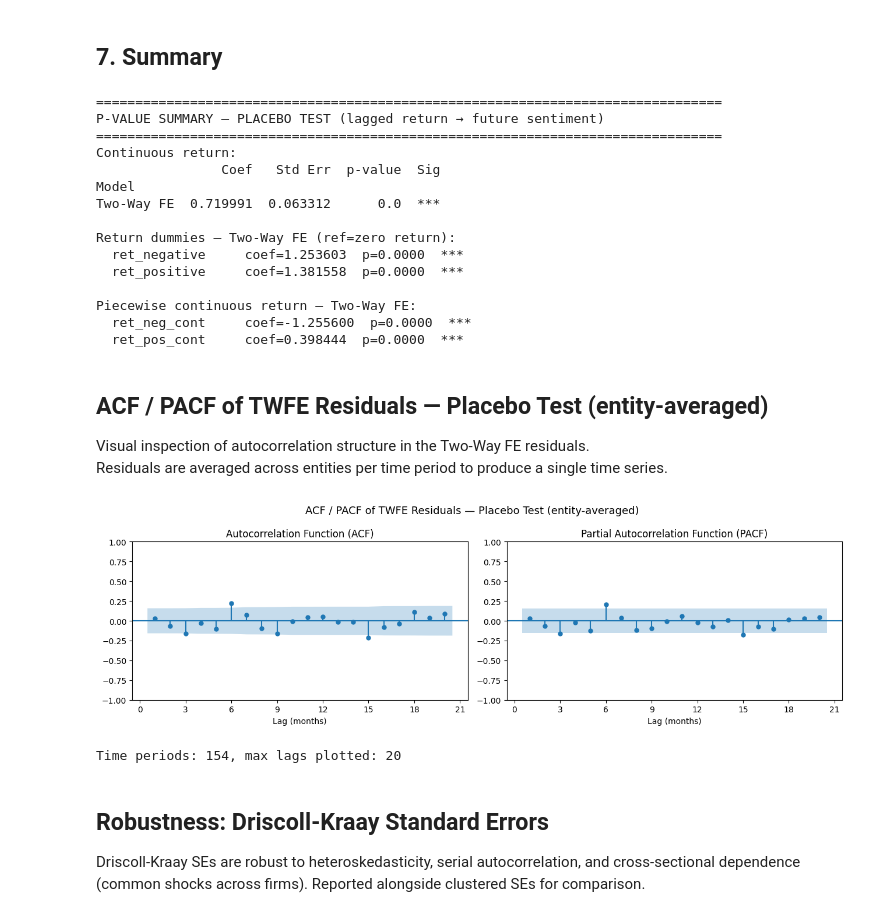
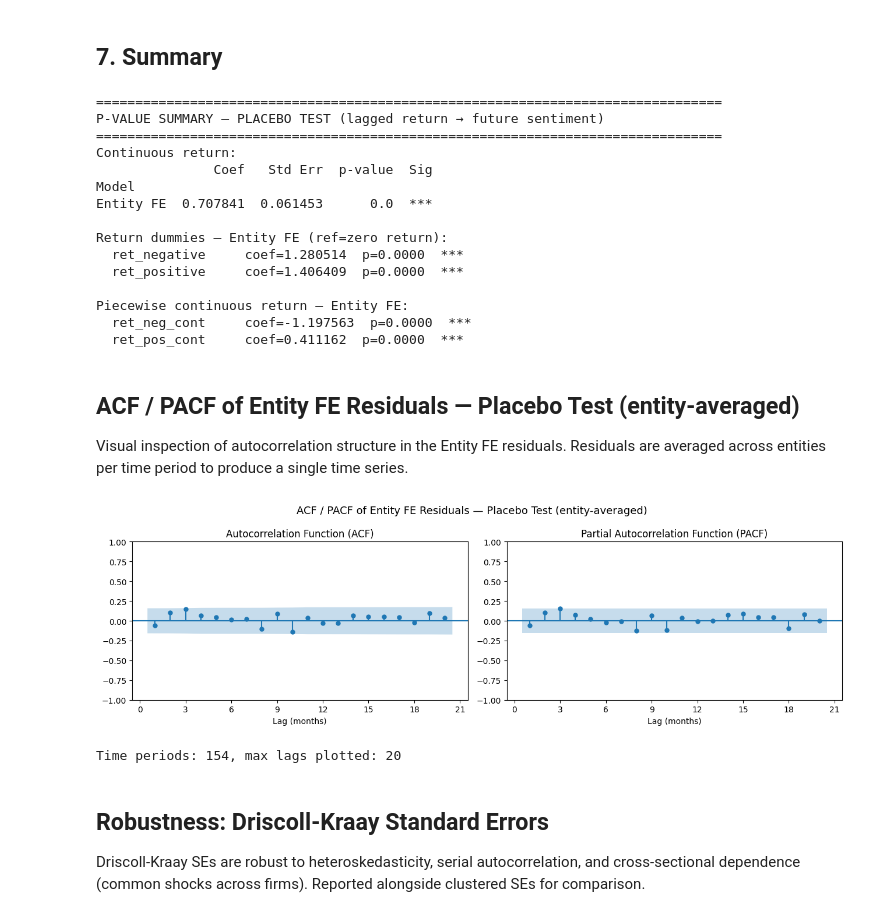
Before and after one commit to shakunage/thesis-work, a Jupyter notebook: panel_data_analysis/sentiment_analysis_placebo_monthly.ipynb, the cells around one changed output. Cells and saved outputs as stored; diff of their text form; code cells hidden in the pictures.

```diff
--- a/panel_data_analysis/sentiment_analysis_placebo_monthly.ipynb
+++ b/panel_data_analysis/sentiment_analysis_placebo_monthly.ipynb
@@ -602,87 +560,87 @@ def sig(p):
 
 # Continuous return
 rows = []
-if 'return' in fe_time_results.params.index:
-    p    = fe_time_results.params['return']
-    se   = fe_time_results.std_errors['return']
-    pval = fe_time_results.pvalues['return']
-    rows.append({'Model': 'Two-Way FE', 'Coef': round(p, 6), 'Std Err': round(se, 6),
+if 'return' in fe_results.params.index:
+    p    = fe_results.params['return']
+    se   = fe_results.std_errors['return']
+    pval = fe_results.pvalues['return']
+    rows.append({'Model': 'Entity FE', 'Coef': round(p, 6), 'Std Err': round(se, 6),
                  'p-value': round(pval, 4), 'Sig': sig(pval)})
 else:
-    rows.append({'Model': 'Two-Way FE', 'Coef': None, 'Std Err': None,
-                 'p-value': None, 'Sig': 'absorbed'})
+    rows.append({'Model': 'Entity FE', 'Coef': None, 'Std Err': None,
+                 'p-value': None, 'Sig': 'n/a'})
 
 print('Continuous return:')
 print(pd.DataFrame(rows).set_index('Model').to_string())
 
-print('\nReturn dummies — Two-Way FE (ref=zero return):')
+print('\nReturn dummies — Entity FE (ref=zero return):')
 for var in ['ret_negative', 'ret_positive']:
-    if var in fe_time_dummy_results.params.index:
-        coef = fe_time_dummy_results.params[var]
-        pval = fe_time_dummy_results.pvalues[var]
+    if var in fe_dummy_results.params.index:
+        coef = fe_dummy_results.params[var]
+        pval = fe_dummy_results.pvalues[var]
         print(f'  {var:15s}  coef={coef:.6f}  p={pval:.4f}  {sig(pval)}')
     else:
-        print(f'  {var:15s}  absorbed by time FE')
+        print(f'  {var:15s}  n/a')
 
-print('\nPiecewise continuous return — Two-Way FE:')
+print('\nPiecewise continuous return — Entity FE:')
 for var in ['ret_neg_cont', 'ret_pos_cont']:
-    if var in fe_pw_time_results.params.index:
-        coef = fe_pw_time_results.params[var]
-        pval = fe_pw_time_results.pvalues[var]
+    if var in fe_pw_results.params.index:
+        coef = fe_pw_results.params[var]
+        pval = fe_pw_results.pvalues[var]
         print(f'  {var:15s}  coef={coef:.6f}  p={pval:.4f}  {sig(pval)}')
     else:
-        print(f'  {var:15s}  absorbed by time FE')
+        print(f'  {var:15s}  n/a')
 # %% [output]
 ================================================================================
 P-VALUE SUMMARY — PLACEBO TEST (lagged return → future sentiment)
 ================================================================================
 Continuous return:
-                Coef   Std Err  p-value  Sig
+               Coef   Std Err  p-value  Sig
 Model
-Two-Way FE  0.719991  0.063312      0.0  ***
+Entity FE  0.707841  0.061453      0.0  ***
 
-Return dummies — Two-Way FE (ref=zero return):
-  ret_negative     coef=1.253603  p=0.0000  ***
-  ret_positive     coef=1.381558  p=0.0000  ***
+Return dummies — Entity FE (ref=zero return):
+  ret_negative     coef=1.280514  p=0.0000  ***
+  ret_positive     coef=1.406409  p=0.0000  ***
 
-Piecewise continuous return — Two-Way FE:
-  ret_neg_cont     coef=-1.255600  p=0.0000  ***
-  ret_pos_cont     coef=0.398444  p=0.0000  ***
+Piecewise continuous return — Entity FE:
+  ret_neg_cont     coef=-1.197563  p=0.0000  ***
+  ret_pos_cont     coef=0.411162  p=0.0000  ***
 # %% [markdown]
-## ACF / PACF of TWFE Residuals — Placebo Test (entity-averaged)
+## ACF / PACF of Entity FE Residuals — Placebo Test (entity-averaged)
 
-Visual inspection of autocorrelation structure in the Two-Way FE residuals.
+Visual inspection of autocorrelation structure in the Entity FE residuals.
 Residuals are averaged across entities per time period to produce a single time series.
 # %%
 import statsmodels.graphics.tsaplots as tsaplots
 import matplotlib.pyplot as plt
 
-# Average TWFE residuals across entities per time period
-resids = fe_time_results.resids
+# Average Entity FE residuals across entities per time period
+resids = fe_results.resids
 mean_resids = resids.groupby(level='Date').mean().sort_index()
 
 n_periods = len(mean_resids)
-max_lags = min(20, n_periods // 2 - 1)  # sensible lag limit for sample size
+max_lags = min(20, n_periods // 2 - 1)
 
 fig, axes = plt.subplots(1, 2, figsize=(13, 4))
-fig.suptitle('ACF / PACF of TWFE Residuals — Placebo Test (entity-averaged)', fontsize=13)
+fig.suptitle('ACF / PACF of Entity FE Residuals — Placebo Test (entity-averaged)', fontsize=13)
 
 tsaplots.plot_acf(mean_resids, lags=max_lags, ax=axes[0], alpha=0.05, zero=False)
 axes[0].set_title('Autocorrelation Function (ACF)')
 axes[0].set_xlabel('Lag (months)')
 axes[0].xaxis.set_major_locator(plt.MaxNLocator(integer=True))
 
 tsaplots.plot_pacf(mean_resids, lags=max_lags, ax=axes[1], alpha=0.05, method='ywm', zero=False)
 axes[1].set_title('Partial Autocorrelation Function (PACF)')
 axes[1].set_xlabel('Lag (months)')
 axes[1].xaxis.set_major_locator(plt.MaxNLocator(integer=True))
 
 plt.tight_layout()
 plt.show()
 
 print(f'Time periods: {n_periods}, max lags plotted: {max_lags}')
 # %% [output]
-[figure, old version]
+[figure, new version]
 Time periods: 154, max lags plotted: 20
 # %% [markdown]
 ## Robustness: Driscoll-Kraay Standard Errors
```
Also changed, not shown: parts of 9 cells of this notebook, 8 other files.
